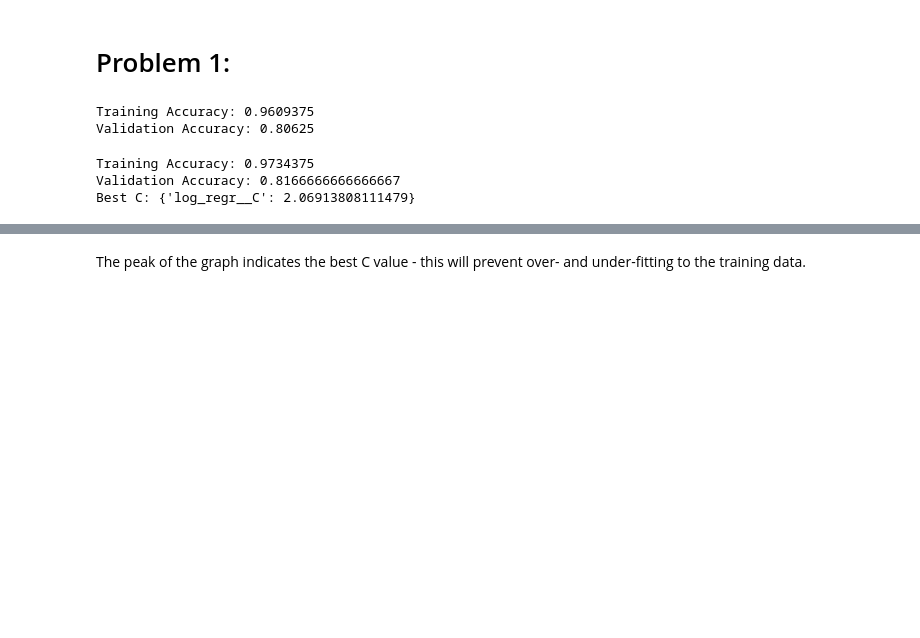
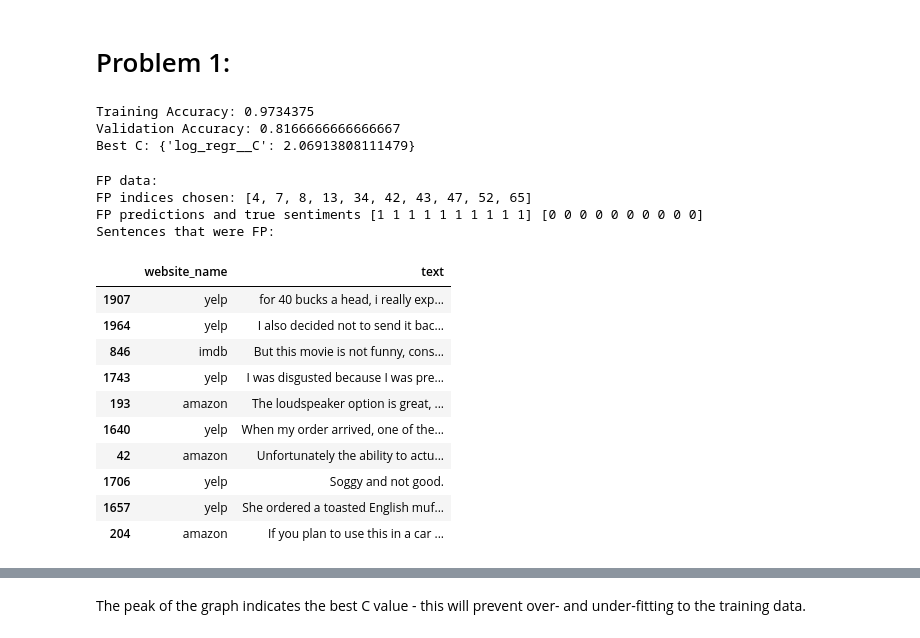
Before and after one commit to juliewanglan/Project-A, a Jupyter notebook: notebooks/ProjectA.ipynb, the cells around one changed output, grey strips where cells are left out. Saved outputs shown, nothing was run; the diff lists cells and outputs as text; code cells hidden in the pictures; blank space fills up the shorter version.

```diff
--- a/notebooks/ProjectA.ipynb
+++ b/notebooks/ProjectA.ipynb
@@ -83,21 +83,4 @@ def make_log_regr_pipeline():
          ('log_regr', LogisticRegression(penalty='l2', max_iter=10000)),
         ])
     return pipeline
-# %%
-# initialize pipeline
-pipe = make_log_regr_pipeline()
-
-# fit pipeline to training data
-pipe.fit(x_train, y_train)
-
-# make predictions on validation data
-predictions_tr = pipe.predict(x_train)
-predictions_va = pipe.predict(x_va)
-
-# calculate and print accuracy
-print(f"Training Accuracy: {accuracy_score(y_train, predictions_tr)}")
-print(f"Validation Accuracy: {accuracy_score(y_va, predictions_va)}")
-# %% [output]
-Training Accuracy: 0.9609375
-Validation Accuracy: 0.80625
 # %%
@@ -131,3 +117,48 @@ print("Best C:", grid_search.best_params_)
 Training Accuracy: 0.9734375
 Validation Accuracy: 0.8166666666666667
 Best C: {'log_regr__C': 2.06913808111479}
+# %%
+_, fp, fn, _ = confusion_matrix(y_va, grid_predictions_va).ravel()
+FP = []
+FN = []
+
+for i, pred in enumerate(grid_predictions_va):
+    if pred == 1 and y_va[i] == 0:
+        FP.append(i)
+    if pred == 0 and y_va[i] == 1:
+        FN.append(i)
+
+# print(FP)
+
+# print(x_va.iloc[FP[0]])
+
+# pd.set_option('display.max_colwidth', None)
+# pd.set_option("display.colheader_justify","left")
+pd.set_option('display.max_colwidth', 10000)
+
+va_idx_FP = FP[0:10]
+va_sent_predict_FP = grid_predictions_va[va_idx_FP]
+va_sent_true_FP = y_va[va_idx_FP]
+FP_styled_df = x_va.iloc[va_idx_FP].style.set_properties(**{'text_align': 'right'})
+
+print("FP data:")
+print("FP indices chosen:", va_idx_FP)
+print("FP predictions and true sentiments", va_sent_predict_FP, va_sent_true_FP)
+print("Sentences that were FP: \n")
+FP_styled_df
+# %% [output]
+FP data:
+FP indices chosen: [4, 7, 8, 13, 34, 42, 43, 47, 52, 65]
+FP predictions and true sentiments [1 1 1 1 1 1 1 1 1 1] [0 0 0 0 0 0 0 0 0 0]
+Sentences that were FP:
+|  | website_name | text |
+| 1907 | yelp | for 40 bucks a head, i really exp... |
+| 1964 | yelp | I also decided not to send it bac... |
+| 846 | imdb | But this movie is not funny, cons... |
+| 1743 | yelp | I was disgusted because I was pre... |
+| 193 | amazon | The loudspeaker option is great, ... |
+| 1640 | yelp | When my order arrived, one of the... |
+| 42 | amazon | Unfortunately the ability to actu... |
+| 1706 | yelp | Soggy and not good. |
+| 1657 | yelp | She ordered a toasted English muf... |
+| 204 | amazon | If you plan to use this in a car ... |
```
Also changed, not shown: parts of 8 cells of this notebook, 3 other files.
